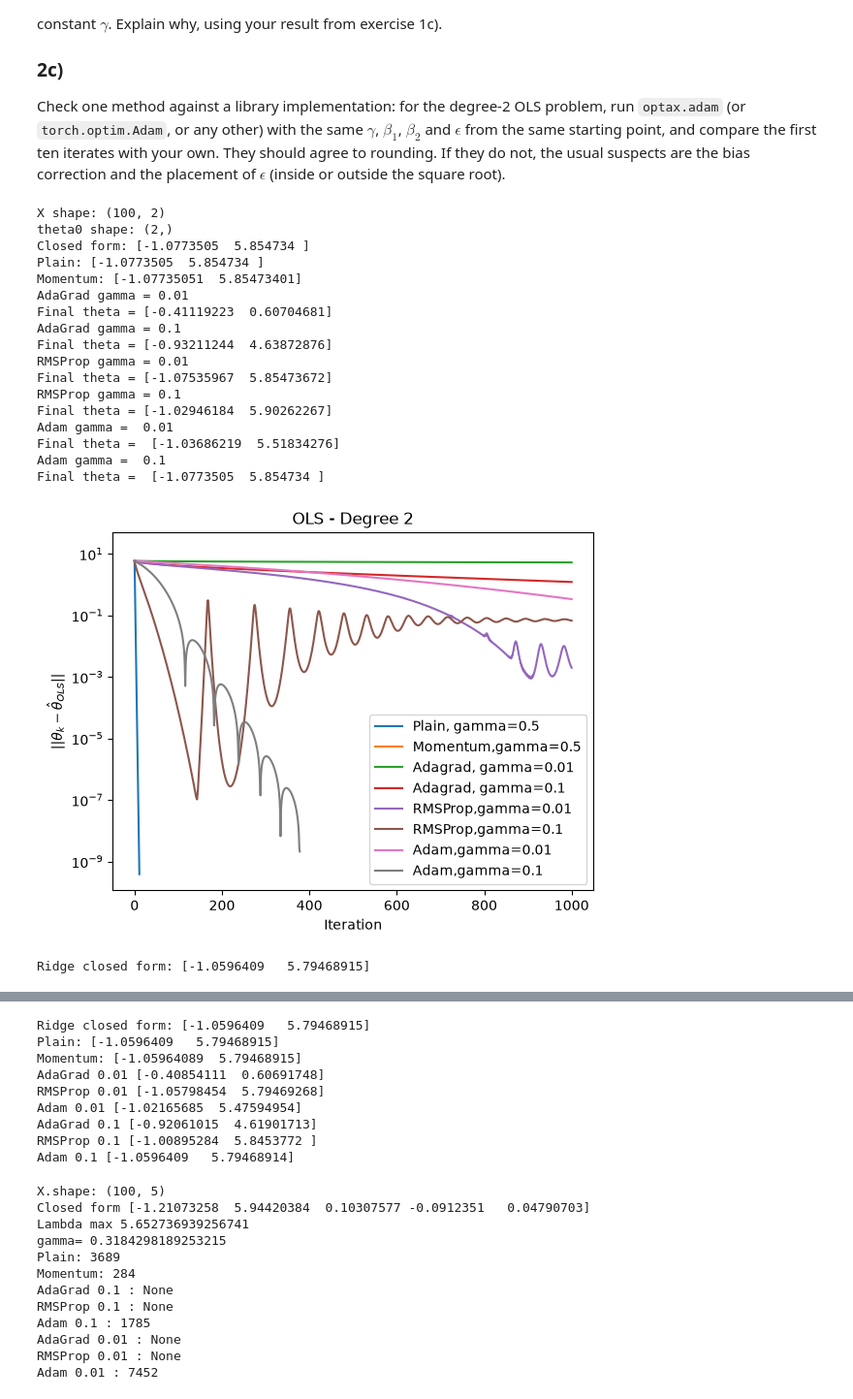
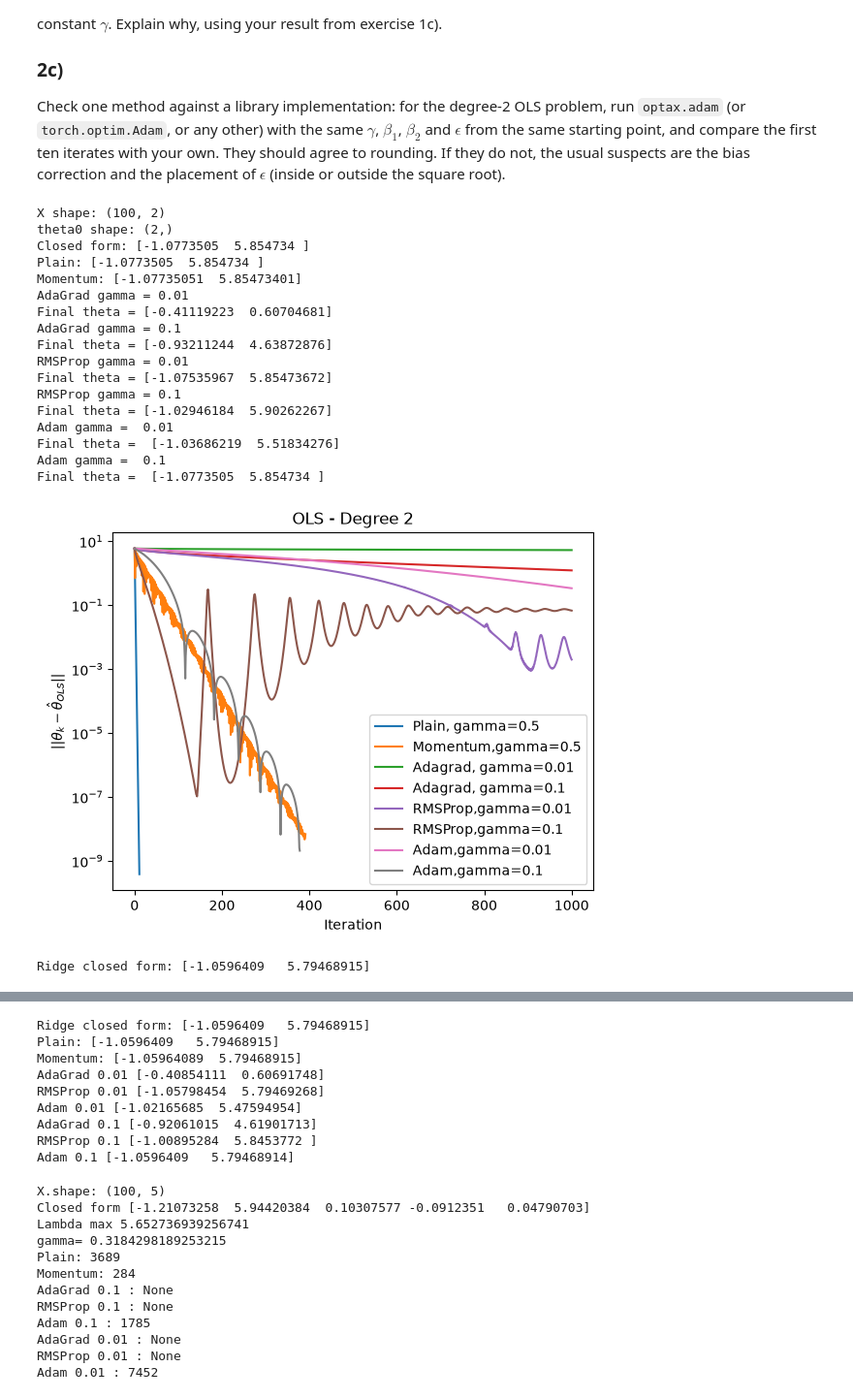
Before and after one commit to zejingw1998/FYS-STK4155-Anvendt-dataanalyse-og-maskinl-ring, a Jupyter notebook: Week_exercises/Week_38/exercisesweek38.ipynb, the cells around one changed output, grey strips where cells are left out. Shown at 97% size. Drawn from its saved outputs; the diff is of its cells as text; code cells hidden in the pictures.

```diff
--- a/Week_exercises/Week_38/exercisesweek38.ipynb
+++ b/Week_exercises/Week_38/exercisesweek38.ipynb
@@ -362,7 +477,7 @@ for gamma in r:
     print("Final theta = ",history_adam[-1])
 
 distance_plain = np.linalg.norm(history_plain-theta_OLS,axis=1)
-distance_momentum = np.linalg.norm(history_momentum-theta_OLS)
+distance_momentum = np.linalg.norm(history_momentum-theta_OLS,axis = 1)
 
 plt.plot(distance_plain,label="Plain, gamma=0.5")
 plt.plot(distance_momentum,label="Momentum,gamma=0.5")
@@ -452,18 +567,17 @@ plt.plot(distance_momentum_Ridge,label="Momentum,gamma=0.5")
 
 for gamma in r:
 
-    distance=np.linalg.norm(adam_Ridge[gamma]-theta_Ridge,axis=1)
+    distance = np.linalg.norm( adagrad_Ridge[gamma] - theta_Ridge, axis=1 )
     plt.plot(distance,label=f"Adagrad,gamma={gamma}")
 
 
 for gamma in r:
-    distance = np.linalg.norm(rmsprop_Ridge[gamma]-theta_OLS,axis=1)
+    distance = np.linalg.norm(rmsprop_Ridge[gamma]-theta_Ridge,axis=1)
     plt.plot(distance,label=f"RMSprop,gamma={gamma}")
 
 for gamma in r:
-    distance = np.linalg.norm(adam_Ridge[gamma]-theta_OLS,axis=1)
+    distance = np.linalg.norm(adam_Ridge[gamma]-theta_Ridge,axis=1)
     plt.plot(distance,label=f"Adam,gamma={gamma}")
-
 plt.yscale("log")
 plt.xlabel("Iteration")
 plt.ylabel(r"$||\theta_k-\hat{\theta}_{Ridge}||$")
@@ -473,35 +587,37 @@ plt.show()
 print("Ridge closed form:", theta_Ridge)
 
 print("Plain:", history_plain_Ridge[-1])
 print("Momentum:", history_momentum_Ridge[-1])
 
 for gamma in r:
     print("AdaGrad", gamma, adagrad_Ridge[gamma][-1])
     print("RMSProp", gamma, rmsprop_Ridge[gamma][-1])
     print("Adam", gamma, adam_Ridge[gamma][-1])
 #Conclusion
-#For both OLS and Ridge,  plain gradient descent and momentum converge very close to the closed-form solution.
-#Adagrad converges more slowly especially for small gamma, because its effective learning rate decreases over time.
-#RMSProp with gamma=0.01 gets close to the closed-form solution, while gamma=0.1 causes oscillations around the optimum.
+#For both OLS and Ridge, plain gradient descent and momentum converge very close to the closed-form solution.
+#Plain gradient descent converges the fastest, while momentum takes more iterations to reach the optimum.
+#AdaGrad converges more slowly, especially for small gamma, because its effective learning rate decreases over time.
+#RMSProp with gamma=0.01 gets very close to the closed-form solution, while gamma=0.1 oscillates around the optimum.
 #Adam with gamma=0.1 converges very well, while gamma=0.01 is slower.
 #Therefore, not all methods converge equally well within 1000 iterations.
+#The results are similar for OLS and Ridge.
 # %% [output]
 X shape: (100, 2)
 theta0 shape: (2,)
 Closed form: [-1.0773505  5.854734 ]
 Plain: [-1.0773505  5.854734 ]
 Momentum: [-1.07735051  5.85473401]
 AdaGrad gamma = 0.01
 Final theta = [-0.41119223  0.60704681]
 AdaGrad gamma = 0.1
 Final theta = [-0.93211244  4.63872876]
 RMSProp gamma = 0.01
 Final theta = [-1.07535967  5.85473672]
 RMSProp gamma = 0.1
 Final theta = [-1.02946184  5.90262267]
 Adam gamma =  0.01
 Final theta =  [-1.03686219  5.51834276]
 Adam gamma =  0.1
 Final theta =  [-1.0773505  5.854734 ]
-[figure, old version]
+[figure, new version]
 Ridge closed form: [-1.0596409   5.79468915]
```
Also changed, not shown: parts of 3 cells of this notebook.
